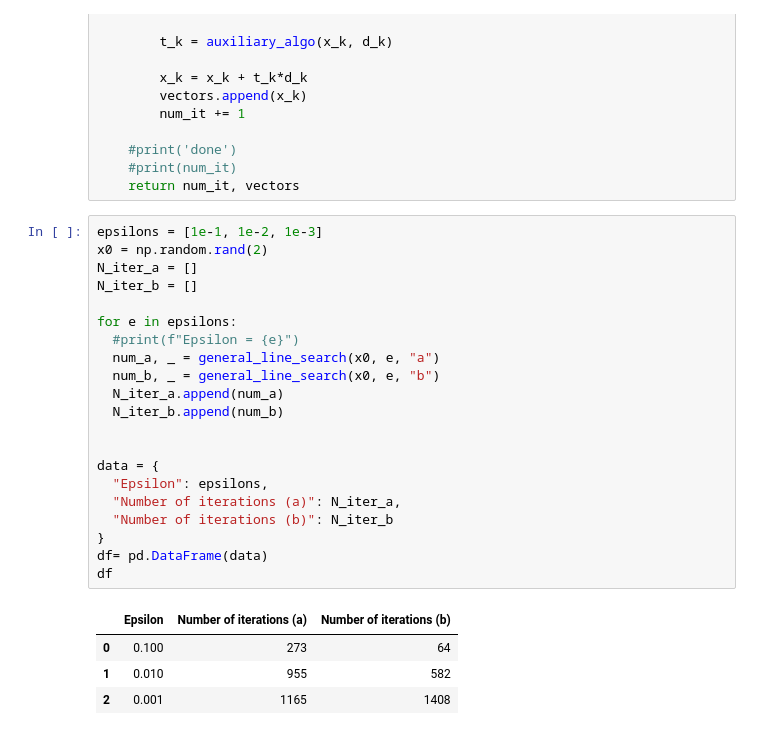
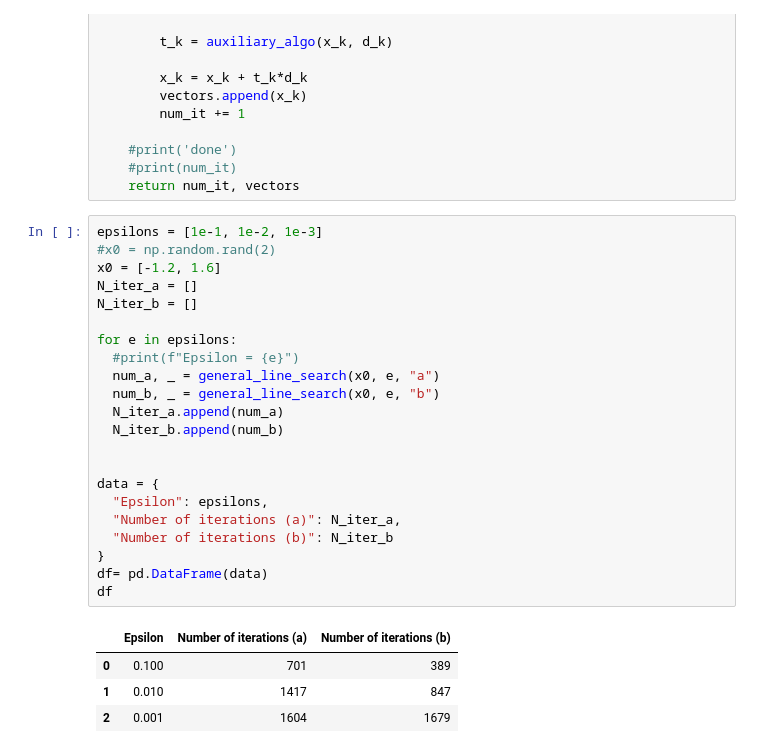
Before and after one commit to leilamokrovic1/Nonlinear-Optimization, a Jupyter notebook: pbm_s_6_ex_30.ipynb, the cells around one changed output. Cells and saved outputs as stored; diff of their text form.

```diff
--- a/pbm_s_6_ex_30.ipynb
+++ b/pbm_s_6_ex_30.ipynb
@@ -75,30 +85,31 @@ def general_line_search(x0, epsilon, descent_direction = "a"):
     return num_it, vectors
 # %%
 epsilons = [1e-1, 1e-2, 1e-3]
-x0 = np.random.rand(2)
+#x0 = np.random.rand(2)
+x0 = [-1.2, 1.6]
 N_iter_a = []
 N_iter_b = []
 
 for e in epsilons:
   #print(f"Epsilon = {e}")
   num_a, _ = general_line_search(x0, e, "a")
   num_b, _ = general_line_search(x0, e, "b")
   N_iter_a.append(num_a)
   N_iter_b.append(num_b)
 
 
 data = {
   "Epsilon": epsilons,
   "Number of iterations (a)": N_iter_a,
   "Number of iterations (b)": N_iter_b
 }
 df= pd.DataFrame(data)
 df
 # %% [output]
 |  | Epsilon | Number of iterations (a) | Number of iterations (b) |
-| 0 | 0.100 | 273 | 64 |
-| 1 | 0.010 | 955 | 582 |
-| 2 | 0.001 | 1165 | 1408 |
+| 0 | 0.100 | 701 | 389 |
+| 1 | 0.010 | 1417 | 847 |
+| 2 | 0.001 | 1604 | 1679 |
 # %%
 # decsent direction as in case (a)
 _, vectors_a = general_line_search(x0, 1e-1, "a")
```
Also changed, not shown: parts of 3 cells of this notebook, 1 other file.
